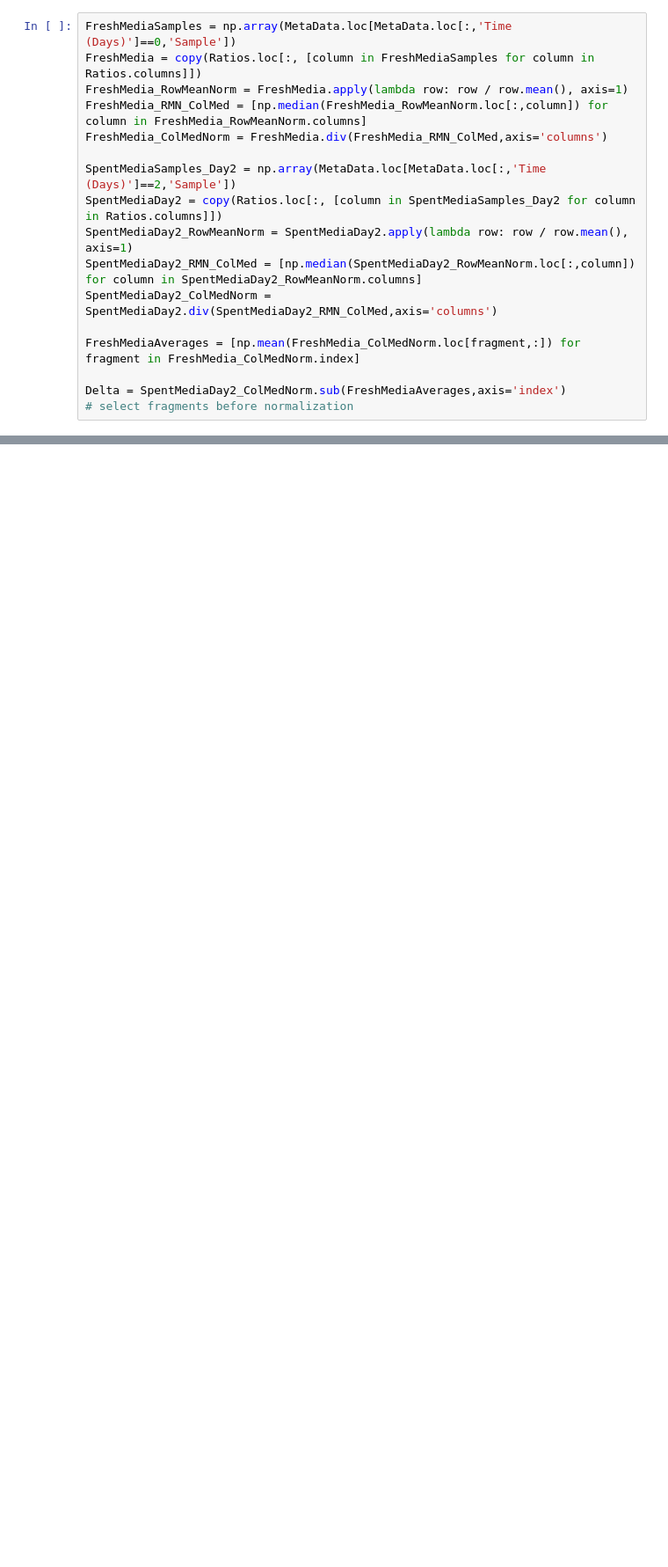
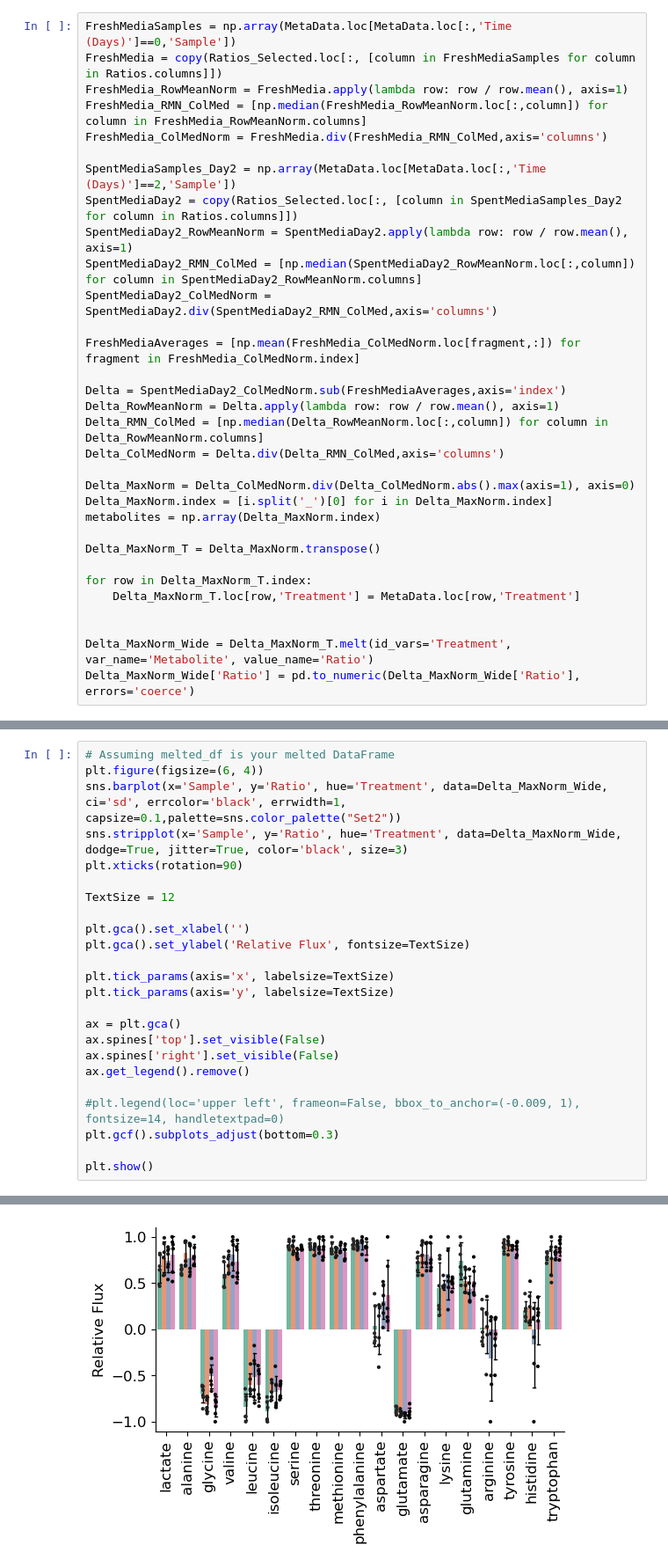
Before and after one commit to VacantiLab/PolyMID, a Jupyter notebook: inEFP/FluxAnalysis.ipynb, the cells around one changed output, grey strips where cells are left out. Shown at 88% size. Drawn from its saved outputs; the diff is of its cells as text; blank space fills up the shorter version.

Commit message:
notebook to look at flux differences

```diff
--- a/inEFP/FluxAnalysis.ipynb
+++ b/inEFP/FluxAnalysis.ipynb
@@ -73,12 +81,12 @@ array(['lactate_233', 'alanine_260', 'glycine_246', 'valine_288',
 # %%
 FreshMediaSamples = np.array(MetaData.loc[MetaData.loc[:,'Time (Days)']==0,'Sample'])
-FreshMedia = copy(Ratios.loc[:, [column in FreshMediaSamples for column in Ratios.columns]])
+FreshMedia = copy(Ratios_Selected.loc[:, [column in FreshMediaSamples for column in Ratios.columns]])
 FreshMedia_RowMeanNorm = FreshMedia.apply(lambda row: row / row.mean(), axis=1)
 FreshMedia_RMN_ColMed = [np.median(FreshMedia_RowMeanNorm.loc[:,column]) for column in FreshMedia_RowMeanNorm.columns]
 FreshMedia_ColMedNorm = FreshMedia.div(FreshMedia_RMN_ColMed,axis='columns')
 
 SpentMediaSamples_Day2 = np.array(MetaData.loc[MetaData.loc[:,'Time (Days)']==2,'Sample'])
-SpentMediaDay2 = copy(Ratios.loc[:, [column in SpentMediaSamples_Day2 for column in Ratios.columns]])
+SpentMediaDay2 = copy(Ratios_Selected.loc[:, [column in SpentMediaSamples_Day2 for column in Ratios.columns]])
 SpentMediaDay2_RowMeanNorm = SpentMediaDay2.apply(lambda row: row / row.mean(), axis=1)
 SpentMediaDay2_RMN_ColMed = [np.median(SpentMediaDay2_RowMeanNorm.loc[:,column]) for column in SpentMediaDay2_RowMeanNorm.columns]
 SpentMediaDay2_ColMedNorm = SpentMediaDay2.div(SpentMediaDay2_RMN_ColMed,axis='columns')
@@ -86,4 +94,19 @@ SpentMediaDay2_ColMedNorm = SpentMediaDay2.div(SpentMediaDay2_RMN_ColMed,axis='c
 FreshMediaAverages = [np.mean(FreshMedia_ColMedNorm.loc[fragment,:]) for fragment in FreshMedia_ColMedNorm.index]
 
 Delta = SpentMediaDay2_ColMedNorm.sub(FreshMediaAverages,axis='index')
-# select fragments before normalization
+Delta_RowMeanNorm = Delta.apply(lambda row: row / row.mean(), axis=1)
+Delta_RMN_ColMed = [np.median(Delta_RowMeanNorm.loc[:,column]) for column in Delta_RowMeanNorm.columns]
+Delta_ColMedNorm = Delta.div(Delta_RMN_ColMed,axis='columns')
+
+Delta_MaxNorm = Delta_ColMedNorm.div(Delta_ColMedNorm.abs().max(axis=1), axis=0)
+Delta_MaxNorm.index = [i.split('_')[0] for i in Delta_MaxNorm.index]
+metabolites = np.array(Delta_MaxNorm.index)
+
+Delta_MaxNorm_T = Delta_MaxNorm.transpose()
+
+for row in Delta_MaxNorm_T.index:
+    Delta_MaxNorm_T.loc[row,'Treatment'] = MetaData.loc[row,'Treatment']
+
+
+Delta_MaxNorm_Wide = Delta_MaxNorm_T.melt(id_vars='Treatment', var_name='Metabolite', value_name='Ratio')
+Delta_MaxNorm_Wide['Ratio'] = pd.to_numeric(Delta_MaxNorm_Wide['Ratio'], errors='coerce')
@@ -152,0 +178,25 @@ Ratios
+# %%
+# Assuming melted_df is your melted DataFrame
+plt.figure(figsize=(6, 4))
+sns.barplot(x='Sample', y='Ratio', hue='Treatment', data=Delta_MaxNorm_Wide, ci='sd', errcolor='black', errwidth=1, capsize=0.1,palette=sns.color_palette("Set2"))
+sns.stripplot(x='Sample', y='Ratio', hue='Treatment', data=Delta_MaxNorm_Wide, dodge=True, jitter=True, color='black', size=3)
+plt.xticks(rotation=90)
+
+TextSize = 12
+
+plt.gca().set_xlabel('')
+plt.gca().set_ylabel('Relative Flux', fontsize=TextSize)
+
+plt.tick_params(axis='x', labelsize=TextSize)
+plt.tick_params(axis='y', labelsize=TextSize)
+
+ax = plt.gca()
+ax.spines['top'].set_visible(False)
+ax.spines['right'].set_visible(False)
+ax.get_legend().remove()
+
+#plt.legend(loc='upper left', frameon=False, bbox_to_anchor=(-0.009, 1), fontsize=14, handletextpad=0)
+plt.gcf().subplots_adjust(bottom=0.3)
+
+plt.show()
+# %% [output]
@@ -152,0 +206 @@ Ratios
+[figure, added]
```
Also changed, not shown: parts of 14 cells of this notebook.
